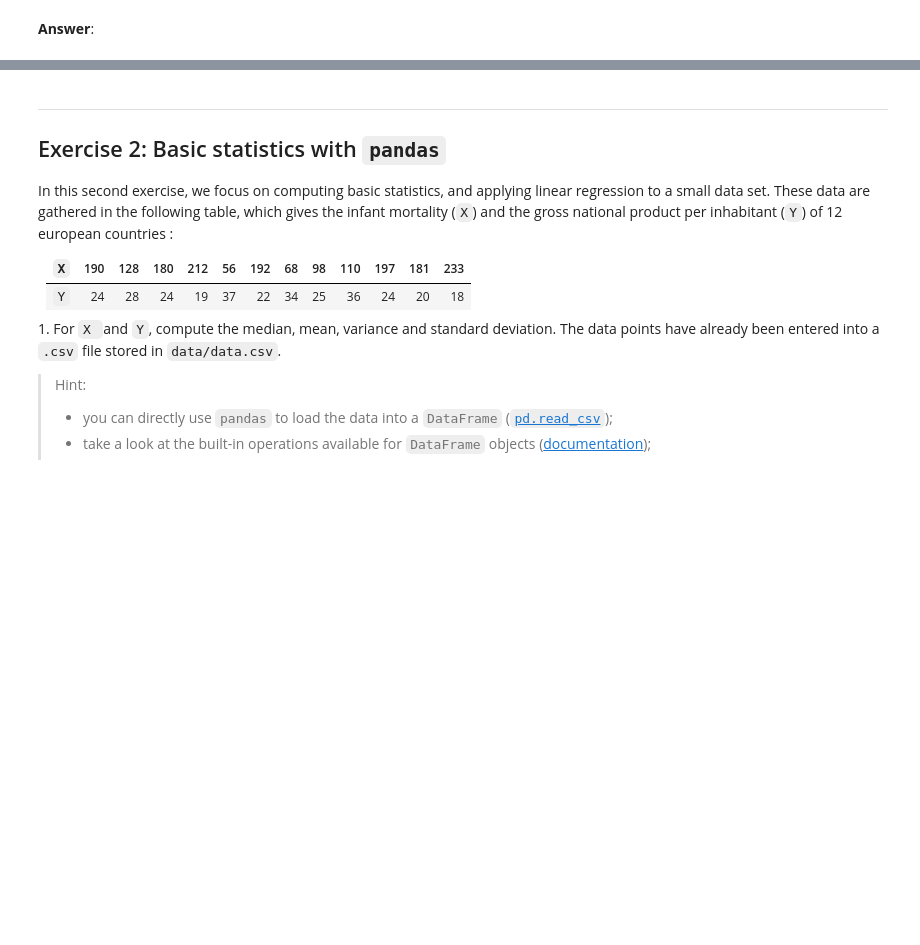
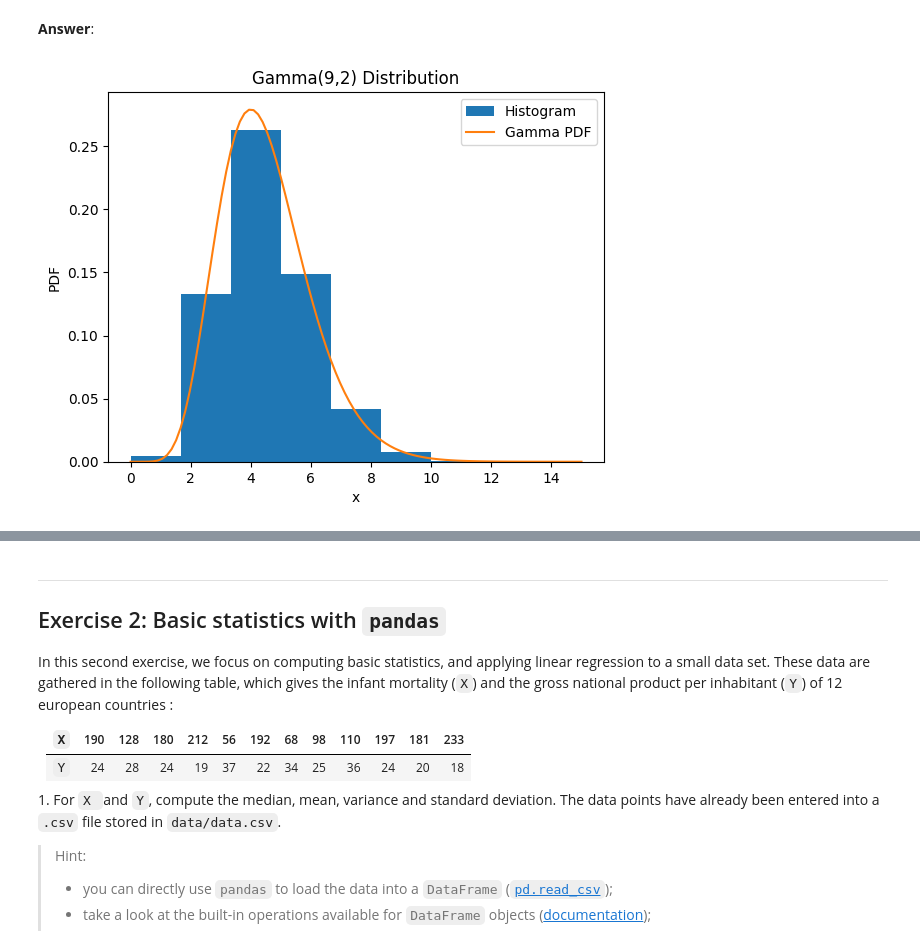
Before and after one commit to matthieuPaolo/python_sdia, a Jupyter notebook: Labs/Lab2/lab2.ipynb, the cells around one changed output, grey strips where cells are left out. Saved outputs shown, nothing was run; the diff lists cells and outputs as text; code cells hidden in the pictures; blank space fills up the shorter version.

```diff
--- a/Labs/Lab2/lab2.ipynb
+++ b/Labs/Lab2/lab2.ipynb
@@ -127,0 +126,23 @@ pdf = gamma.pdf(bins, 9, 1/2)
+# %%
+import scipy.stats as stats
+import matplotlib.pyplot as plt
+binsgamma=np.linspace(0, 15, 100)
+y = stats.gamma.pdf(binsgamma, a=9, scale=1/2)
+
+#calculate pdf of Gamma distribution for each x-value
+y = stats.gamma.pdf(binsgamma, a=9, scale=1/2)
+
+
+plt.hist(samples, bins, density=True, label='Histogram')
+plt.xlabel("Value")
+plt.ylabel("PDF")
+plt.plot(binsgamma, y,label="Gamma PDF")
+plt.xlabel("x")
+plt.ylabel("PDF")
+plt.title("Gamma(9,2) Distribution")
+plt.legend()
+
+#display plot
+plt.show()
+# %% [output]
+[figure, added]
```
Also changed, not shown: parts of 5 cells of this notebook.
